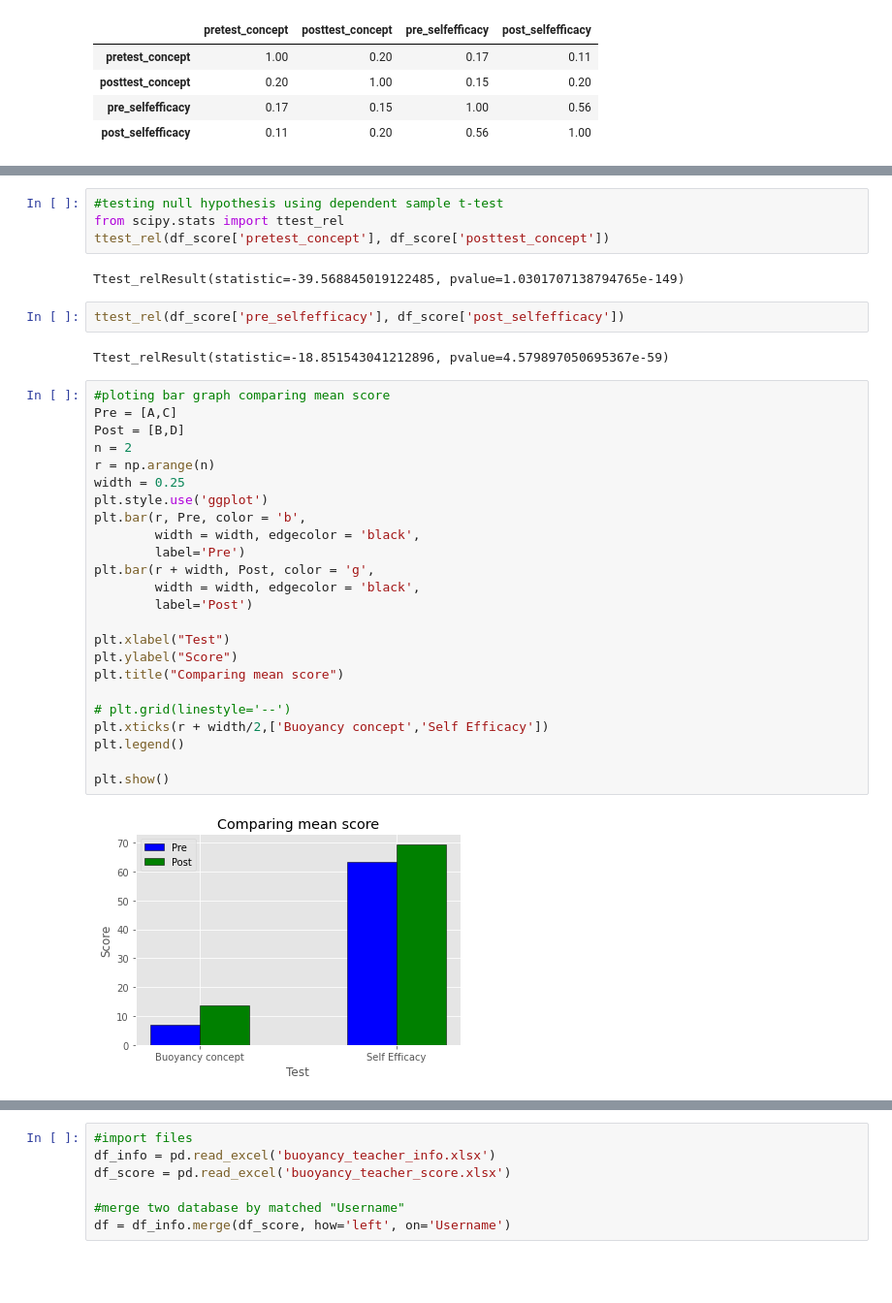
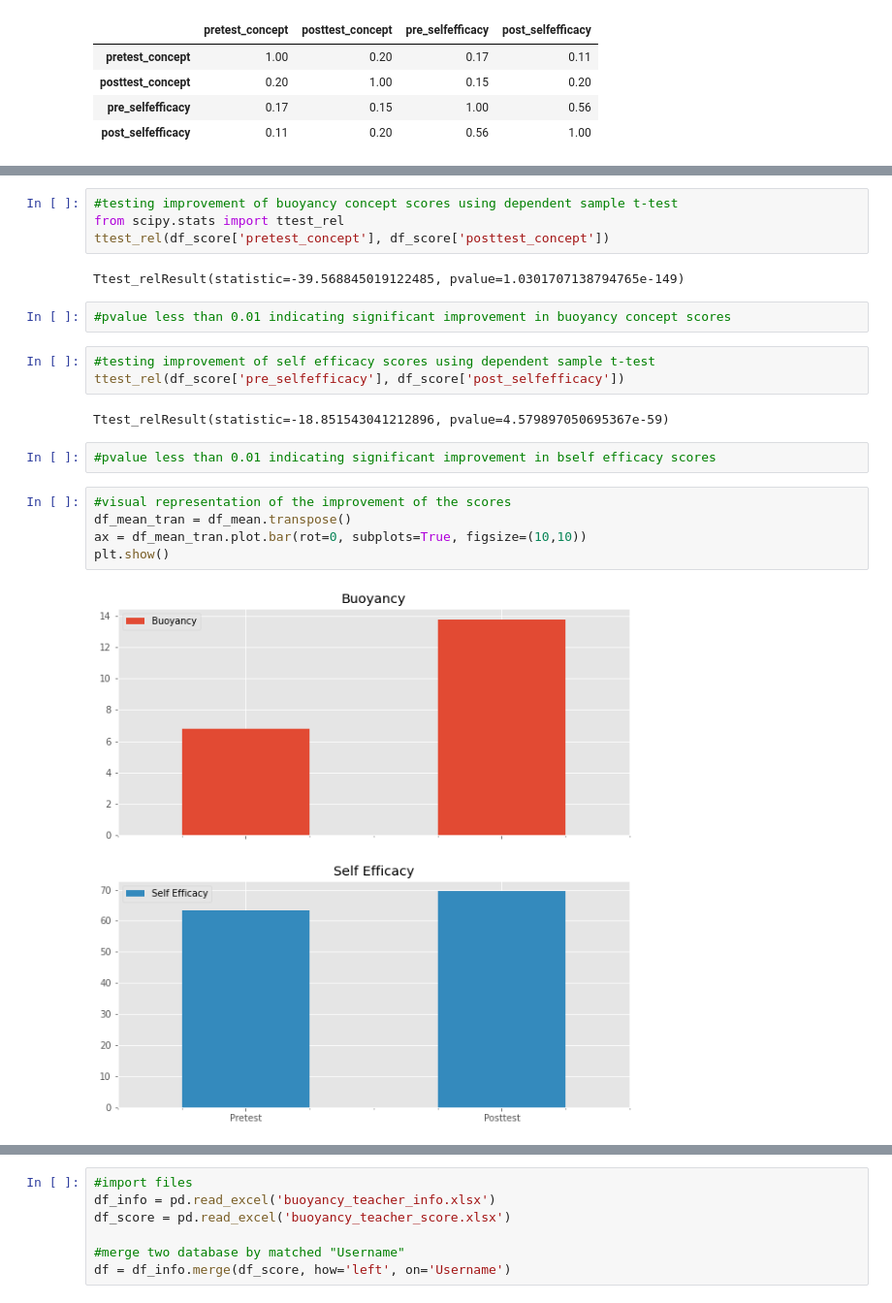
Before and after one commit to niphonch/project1, a Jupyter notebook: IPST_teacherPD_buoyancy.ipynb, the cells around one changed output, grey strips where cells are left out. Shown at 97% size. Saved outputs shown, nothing was run; the diff lists cells and outputs as text; blank space fills up the shorter version.

```diff
--- a/IPST_teacherPD_buoyancy.ipynb
+++ b/IPST_teacherPD_buoyancy.ipynb
@@ -201,39 +134,25 @@ Self Efficacy  63.157975  69.406312
 # %%
-#testing null hypothesis using dependent sample t-test
+#testing improvement of buoyancy concept scores using dependent sample t-test
 from scipy.stats import ttest_rel
 ttest_rel(df_score['pretest_concept'], df_score['posttest_concept'])
 # %% [output]
 Ttest_relResult(statistic=-39.568845019122485, pvalue=1.0301707138794765e-149)
-# %%
-ttest_rel(df_score['pre_selfefficacy'], df_score['post_selfefficacy'])
-# %% [output]
-Ttest_relResult(statistic=-18.851543041212896, pvalue=4.579897050695367e-59)
-# %%
-#ploting bar graph comparing mean score
-Pre = [A,C]
-Post = [B,D]
-n = 2
-r = np.arange(n)
-width = 0.25
-plt.style.use('ggplot')
-plt.bar(r, Pre, color = 'b',
-        width = width, edgecolor = 'black',
-        label='Pre')
-plt.bar(r + width, Post, color = 'g',
-        width = width, edgecolor = 'black',
-        label='Post')
-
-plt.xlabel("Test")
-plt.ylabel("Score")
-plt.title("Comparing mean score")
-
-# plt.grid(linestyle='--')
-plt.xticks(r + width/2,['Buoyancy concept','Self Efficacy'])
-plt.legend()
-
-plt.show()
-# %% [output]
-[figure, removed]
+# %%
+#pvalue less than 0.01 indicating significant improvement in buoyancy concept scores
+# %%
+#testing improvement of self efficacy scores using dependent sample t-test
+ttest_rel(df_score['pre_selfefficacy'], df_score['post_selfefficacy'])
+# %% [output]
+Ttest_relResult(statistic=-18.851543041212896, pvalue=4.579897050695367e-59)
+# %%
+#pvalue less than 0.01 indicating significant improvement in bself efficacy scores
+# %%
+#visual representation of the improvement of the scores
+df_mean_tran = df_mean.transpose()
+ax = df_mean_tran.plot.bar(rot=0, subplots=True, figsize=(10,10))
+plt.show()
+# %% [output]
+[figure, added]
 # %% [markdown]
 ## Key Findings: Q1 Do teachers’ content knowledge and self-efficacy improve after the course completion?
 
```
Also changed, not shown: parts of 40 cells of this notebook.
